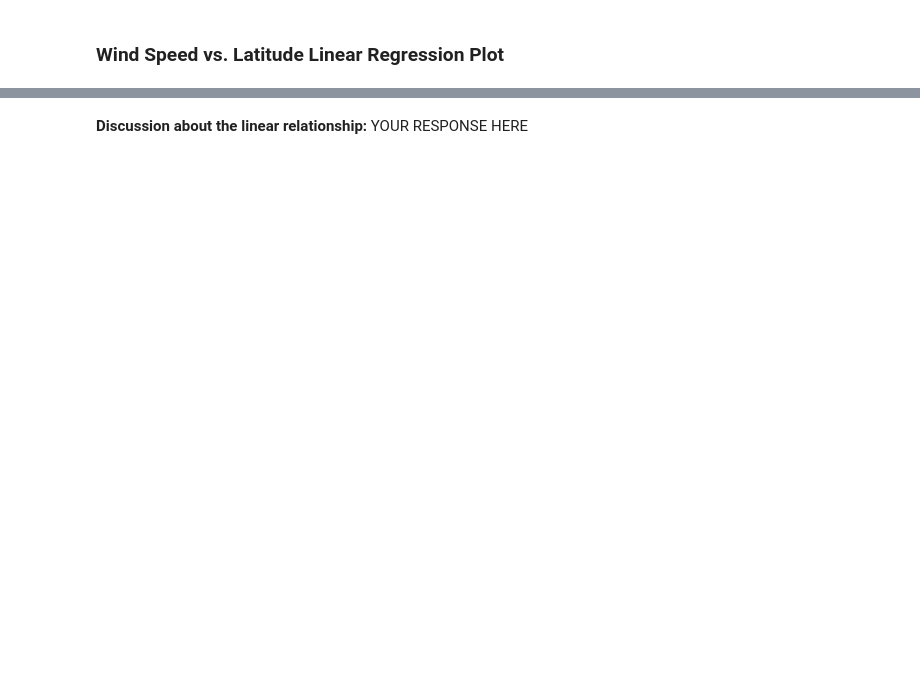
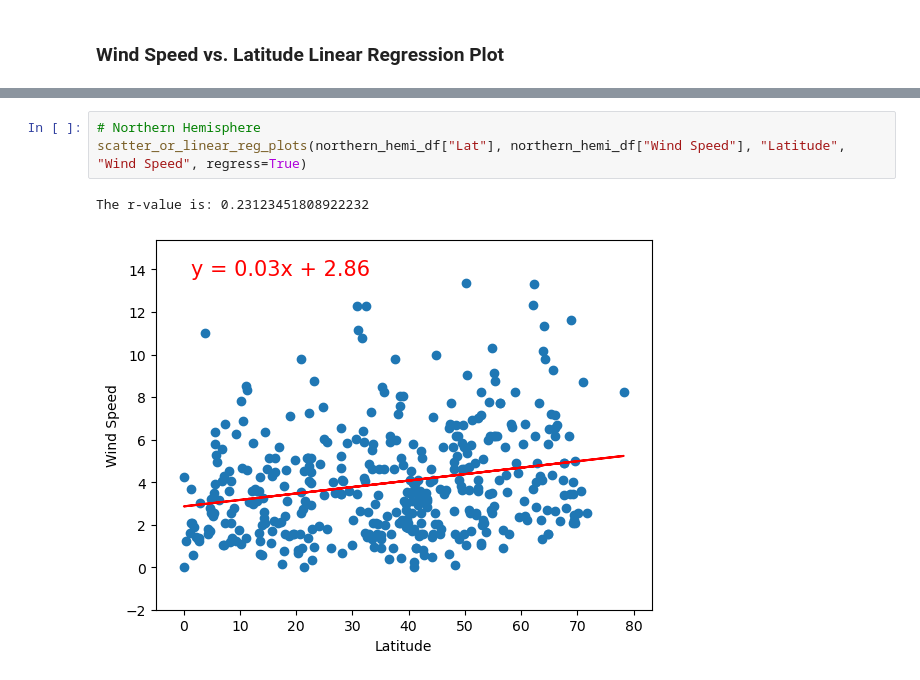
Before and after one commit to Julian-Panditharatne/python-api-challenge, a Jupyter notebook: WeatherPy/WeatherPy.ipynb, the cells around one changed output, grey strips where cells are left out. Saved outputs shown, nothing was run; the diff lists cells and outputs as text; blank space fills up the shorter version.

```diff
--- a/WeatherPy/WeatherPy.ipynb
+++ b/WeatherPy/WeatherPy.ipynb
@@ -414,2 +402,6 @@ The r-value is: 0.062239040700515696
-# %% [markdown]
-**Discussion about the linear relationship:** YOUR RESPONSE HERE
+# %%
+# Northern Hemisphere
+scatter_or_linear_reg_plots(northern_hemi_df["Lat"], northern_hemi_df["Wind Speed"], "Latitude", "Wind Speed", regress=True)
+# %% [output]
+The r-value is: 0.23123451808922232
+[figure, added]
```
Also changed, not shown: parts of 14 cells of this notebook.
